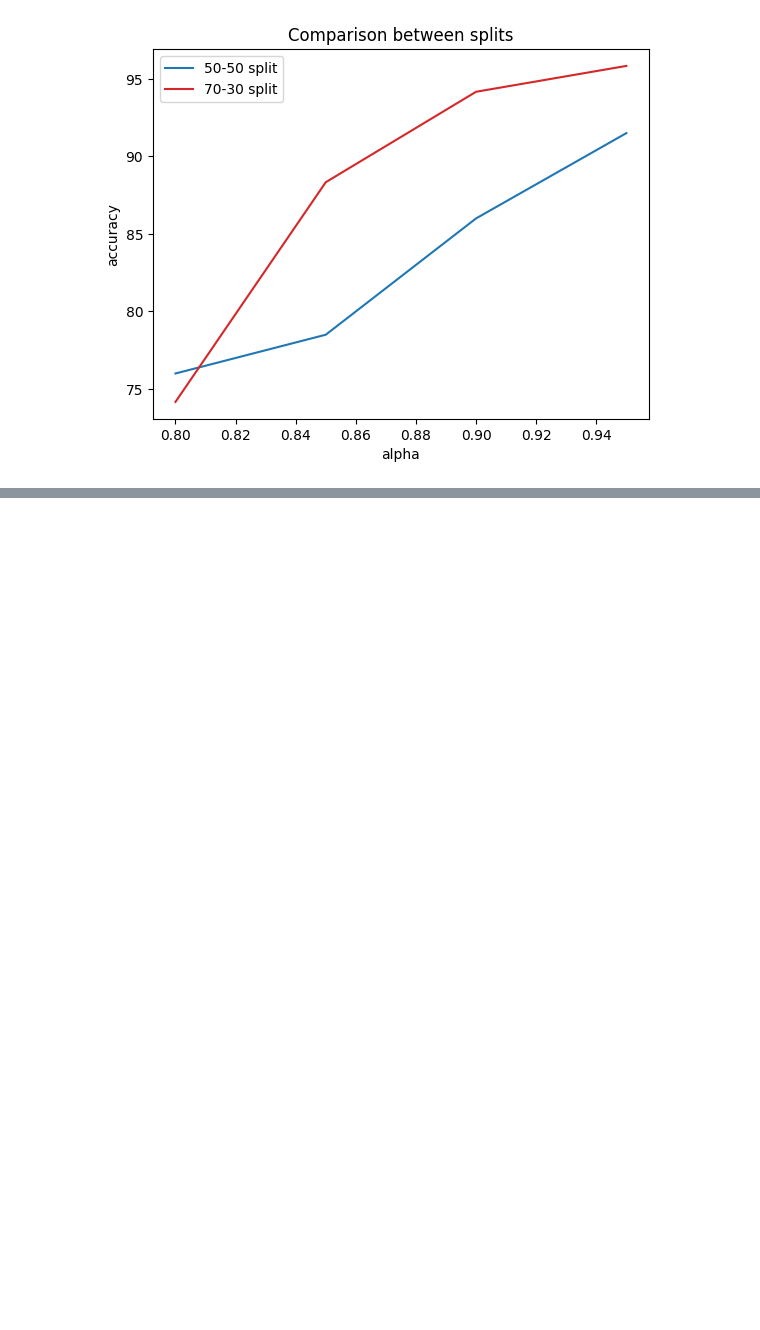
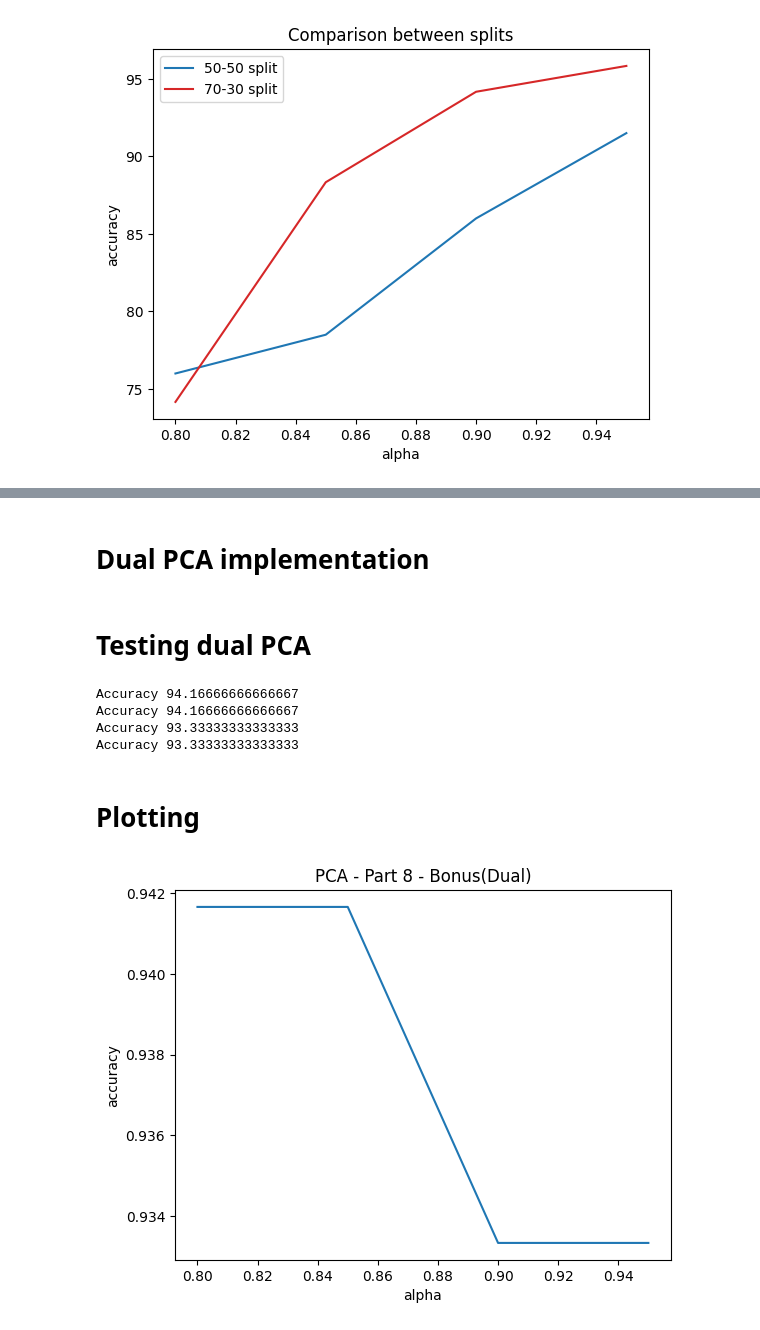
Before and after one commit to mohamedraffeek/FaceRecognition, a Jupyter notebook: pca.ipynb, the cells around one changed output, grey strips where cells are left out. Drawn from its saved outputs; the diff is of its cells as text; code cells hidden in the pictures; blank space fills up the shorter version.

Commit message:
Implemented dual pca

```diff
--- a/pca.ipynb
+++ b/pca.ipynb
@@ -250,0 +267,9 @@ plt.show()
+# %%
+def covariance(D):
+    global mean_vector
+    mean_vector = np.mean(D, axis=0)
+    Z = D - mean_vector
+    cov = (Z @ Z.T)
+    return cov
+# %% [markdown]
+# Dual PCA implementation
@@ -250,0 +316,31 @@ plt.show()
+# %% [markdown]
+# Testing dual PCA
+# %%
+alpha_list = np.array([0.8, 0.85, 0.9, 0.95])
+accuracy_results_dual = np.array([])
+k = 1
+for alpha in alpha_list:
+    # Train the model
+    projectedTrainingData, projectedTestingData = DualPCA(trainingData, testingData, alpha)
+    # Classify and test
+    accuracy_results_dual = np.append(accuracy_results_dual, classifyKNN(
+        projectedTrainingData, trainingLabels,
+        projectedTestingData, testingLabels,
+        k
+    ))
+# %% [output]
+Accuracy 94.16666666666667
+Accuracy 94.16666666666667
+Accuracy 93.33333333333333
+Accuracy 93.33333333333333
+# %% [markdown]
+# Plotting
+# %%
+# plotting the points
+plt.plot(alpha_list, accuracy_results_dual)
+plt.xlabel('alpha')
+plt.ylabel('accuracy')
+plt.title('PCA - Part 8 - Bonus(Dual)')
+plt.show()
+# %% [output]
+[figure, added]
```
Also changed, not shown: parts of 5 cells of this notebook, 4 other files.
